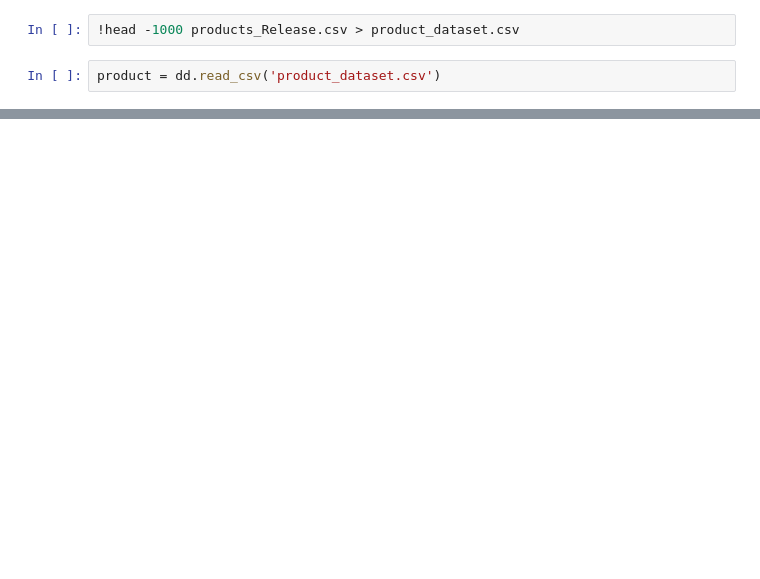
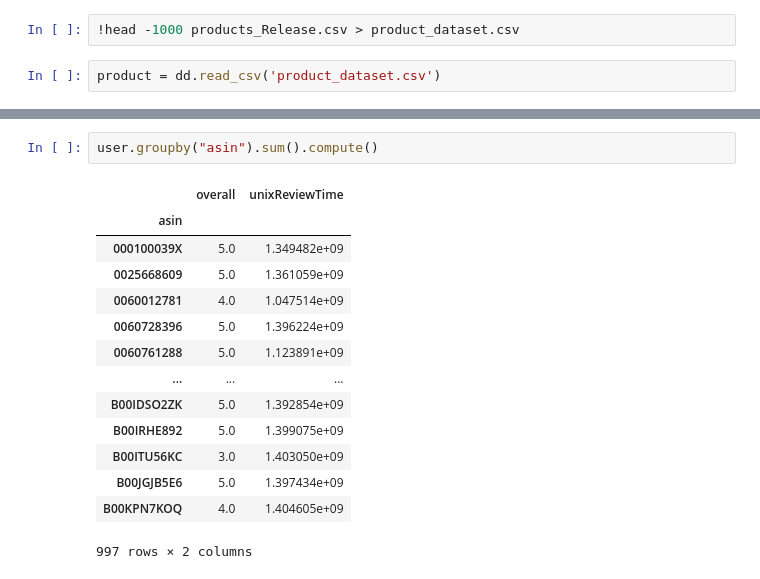
Before and after one commit to junzhh/dsc102-pa1, a Jupyter notebook: Testing1.ipynb, the cells around one changed output, grey strips where cells are left out. Saved outputs shown, nothing was run; the diff lists cells and outputs as text; blank space fills up the shorter version.

```diff
--- a/Testing1.ipynb
+++ b/Testing1.ipynb
@@ -38,0 +84,17 @@ product.head()
+# %%
+user.groupby("asin").sum().compute()
+# %% [output]
+|  | overall | unixReviewTime |
+| asin |  |  |
+| 000100039X | 5.0 | 1.349482e+09 |
+| 0025668609 | 5.0 | 1.361059e+09 |
+| 0060012781 | 4.0 | 1.047514e+09 |
+| 0060728396 | 5.0 | 1.396224e+09 |
+| 0060761288 | 5.0 | 1.123891e+09 |
+| ... | ... | ... |
+| B00IDSO2ZK | 5.0 | 1.392854e+09 |
+| B00IRHE892 | 5.0 | 1.399075e+09 |
+| B00ITU56KC | 3.0 | 1.403050e+09 |
+| B00JGJB5E6 | 5.0 | 1.397434e+09 |
+| B00KPN7KOQ | 4.0 | 1.404605e+09 |
+997 rows × 2 columns
```
Also changed, not shown: parts of 19 cells of this notebook.
